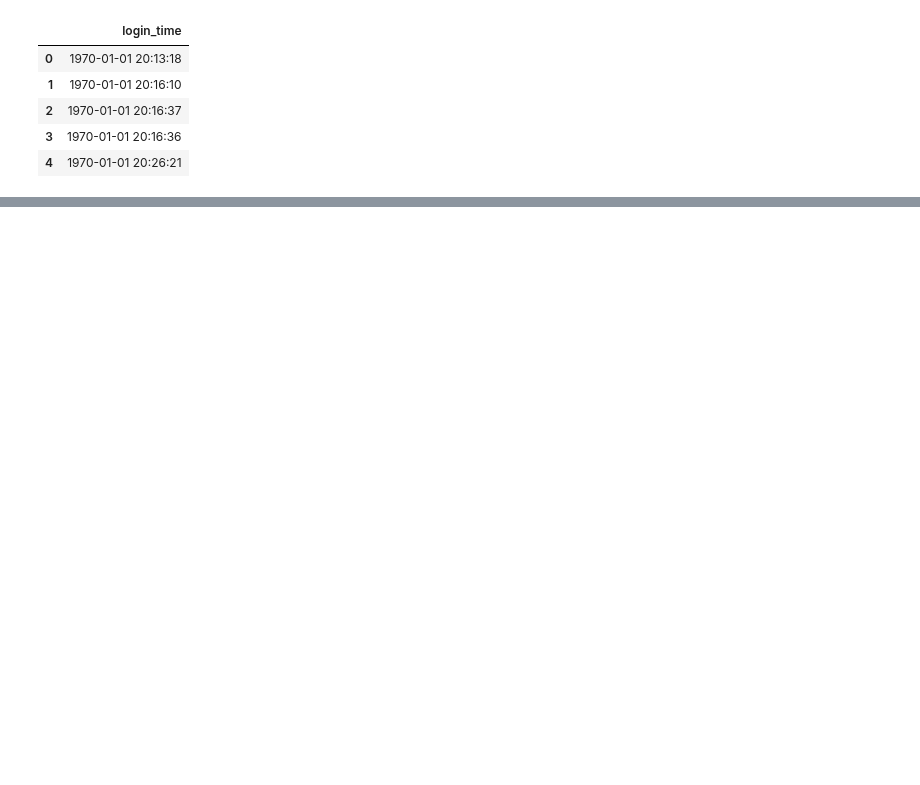
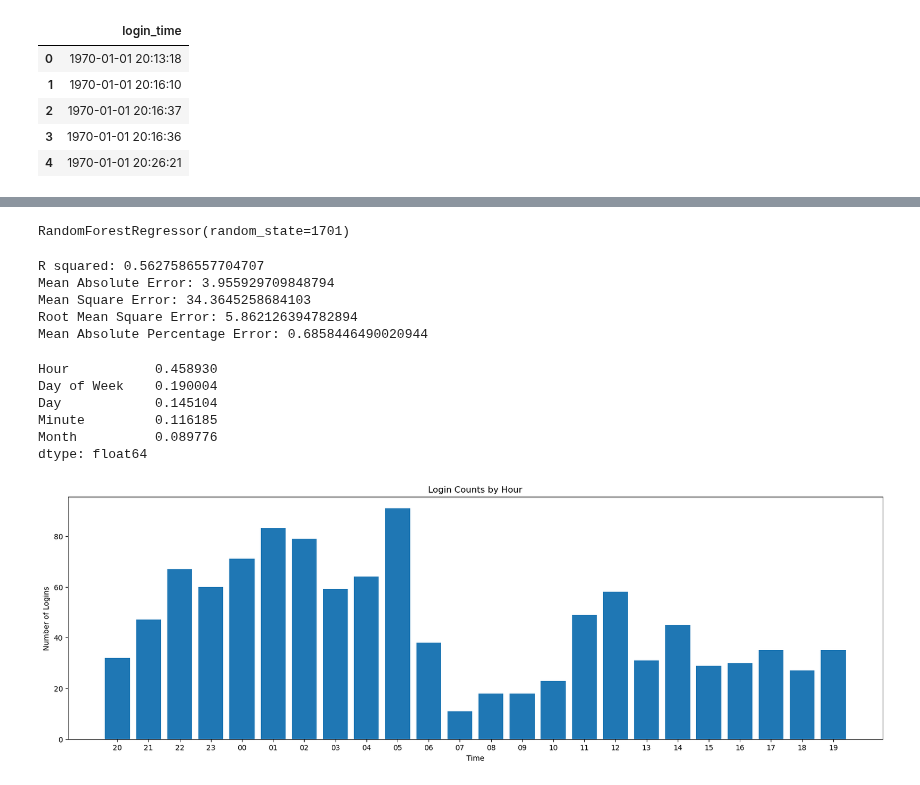
Before and after one commit to Noob1701/Springboard, a Jupyter notebook: Login take home.ipynb, the cells around one changed output, grey strips where cells are left out. Drawn from its saved outputs; the diff is of its cells as text; code cells hidden in the pictures; blank space fills up the shorter version.

```diff
--- a/Login take home.ipynb
+++ b/Login take home.ipynb
@@ -14,0 +111,8 @@ ult_df.head()
+# %%
+login_count['Hour'] = login_count['Bin End'].dt.strftime("%H")
+# %%
+login_count['Minute'] = login_count['Bin End'].dt.strftime("%M")
+# %%
+login_count['Month'] = login_count['Bin End'].dt.strftime("%m")
+# %%
+login_count['Day'] = login_count['Bin End'].dt.strftime("%d")
@@ -14,0 +133,4 @@ ult_df.head()
+# %%
+rfr.fit(X_train, y_train)
+# %% [output]
+RandomForestRegressor(random_state=1701)
@@ -14,0 +151,8 @@ ult_df.head()
+# %%
+regression_metrics(y_test, y_pred)
+# %% [output]
+R squared: 0.5627586557704707
+Mean Absolute Error: 3.955929709848794
+Mean Square Error: 34.3645258684103
+Root Mean Square Error: 5.862126394782894
+Mean Absolute Percentage Error: 0.6858446490020944
@@ -14,0 +164,21 @@ ult_df.head()
+# %%
+rfr_importances
+# %% [output]
+Hour           0.458930
+Day of Week    0.190004
+Day            0.145104
+Minute         0.116185
+Month          0.089776
+dtype: float64
+# %%
+x_axis = login_count['Hour']
+y_axis = count
+
+plt.figure(figsize=(20,6))
+plt.bar(x_axis, y_axis)
+plt.title('Login Counts by Hour')
+plt.xlabel('Time')
+plt.ylabel('Number of Logins')
+plt.show()
+# %% [output]
+[figure, added]
```
Also changed, not shown: parts of 31 cells of this notebook, 4 other files.
